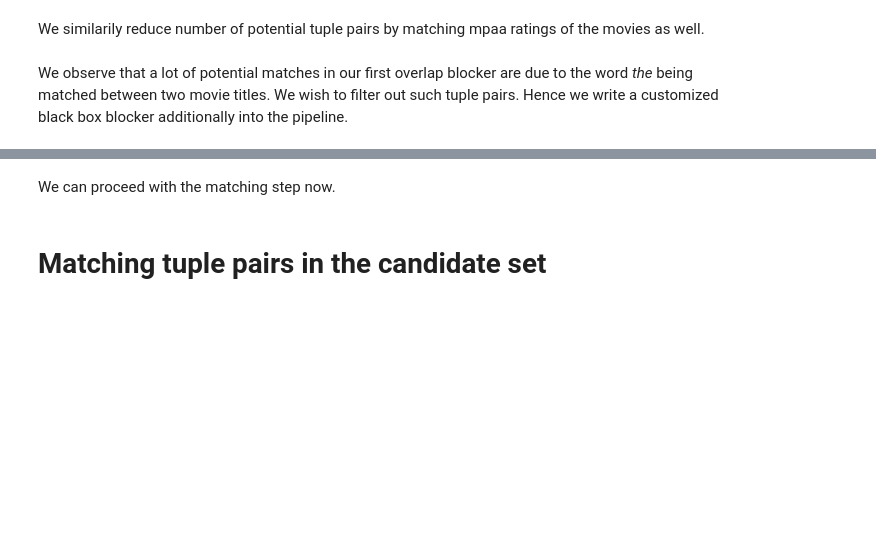
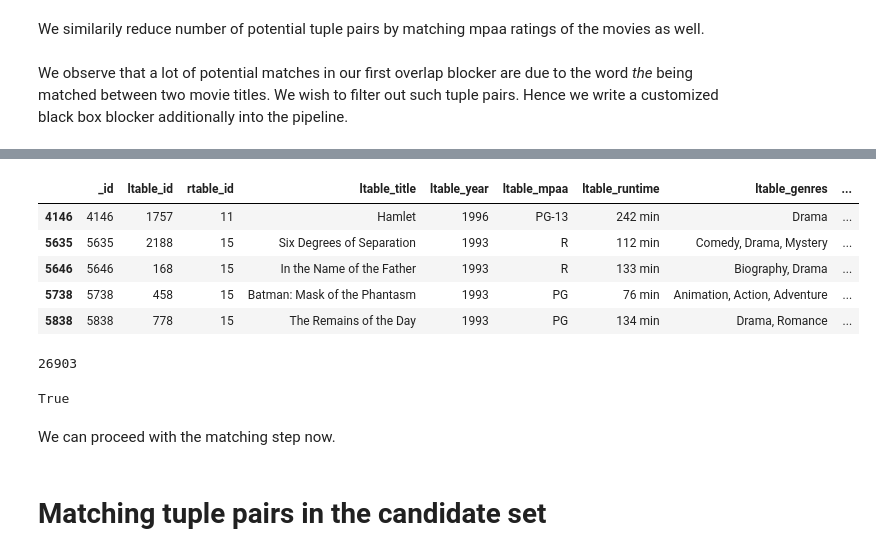
Before and after one commit to mitalirawat/cs839_data_integration_and_analysis, a Jupyter notebook: CODE/Video Data EM Notebook.ipynb, the cells around one changed output, grey strips where cells are left out. Saved outputs shown, nothing was run; the diff lists cells and outputs as text; code cells hidden in the pictures; blank space fills up the shorter version.

Commit message:
Updated blocker, and generated all data tables.

```diff
--- a/CODE/Video Data EM Notebook.ipynb
+++ b/CODE/Video Data EM Notebook.ipynb
@@ -32,7 +33,7 @@ Matching two tables typically consists of the following three steps:
 # Read input tables
 # %%
 # Get the paths
-path_A = os.getcwd() + '/DATA/imdb3_neg_nan.csv'
-path_B = os.getcwd() + '/DATA/thenumbers3_neg_nan.csv'
+path_A = '../DATA/imdb3_neg_nan.csv'
+path_B = '../DATA/thenumbers3_neg_nan.csv'
 print(path_A)
 # %% [output]
@@ -229,5 +260,6 @@ def overlap_ignoring_words(ltuple, rtuple):
 # Create and apply blocker.
 bb = em.BlackBoxBlocker()
 bb.set_black_box_function(overlap_ignoring_words)
-C4 = bb.block_candset(C3)
+C4 = bb.block_candset(C2)
 C4.head()
+# %% [output]
@@ -234,7 +268,16 @@ C4.head()
+|  | _id | ltable_id | rtable_id | ltable_title | ltable_year | ltable_mpaa | ltable_runtime | ltable_genres | ... |
+| 4146 | 4146 | 1757 | 11 | Hamlet | 1996 | PG-13 | 242 min | Drama | ... |
+| 5635 | 5635 | 2188 | 15 | Six Degrees of Separation | 1993 | R | 112 min | Comedy, Drama, Mystery | ... |
+| 5646 | 5646 | 168 | 15 | In the Name of the Father | 1993 | R | 133 min | Biography, Drama | ... |
+| 5738 | 5738 | 458 | 15 | Batman: Mask of the Phantasm | 1993 | PG | 76 min | Animation, Action, Adventure | ... |
+| 5838 | 5838 | 778 | 15 | The Remains of the Day | 1993 | PG | 134 min | Drama, Romance | ... |
 # %%
-len(C4)
+print(len(C4))
 #Save all tuple pairs remainng after blocking step
-em.to_csv_metadata(C4, './DATA/AllTuplePairs.csv')
+em.to_csv_metadata(C4, '../DATA/AllTuplePairs.csv')
+# %% [output]
+26903
+True
 # %% [markdown]
 We can proceed with the matching step now.
 # %% [markdown]
```
Also changed, not shown: parts of 19 cells of this notebook, 4 other files.
